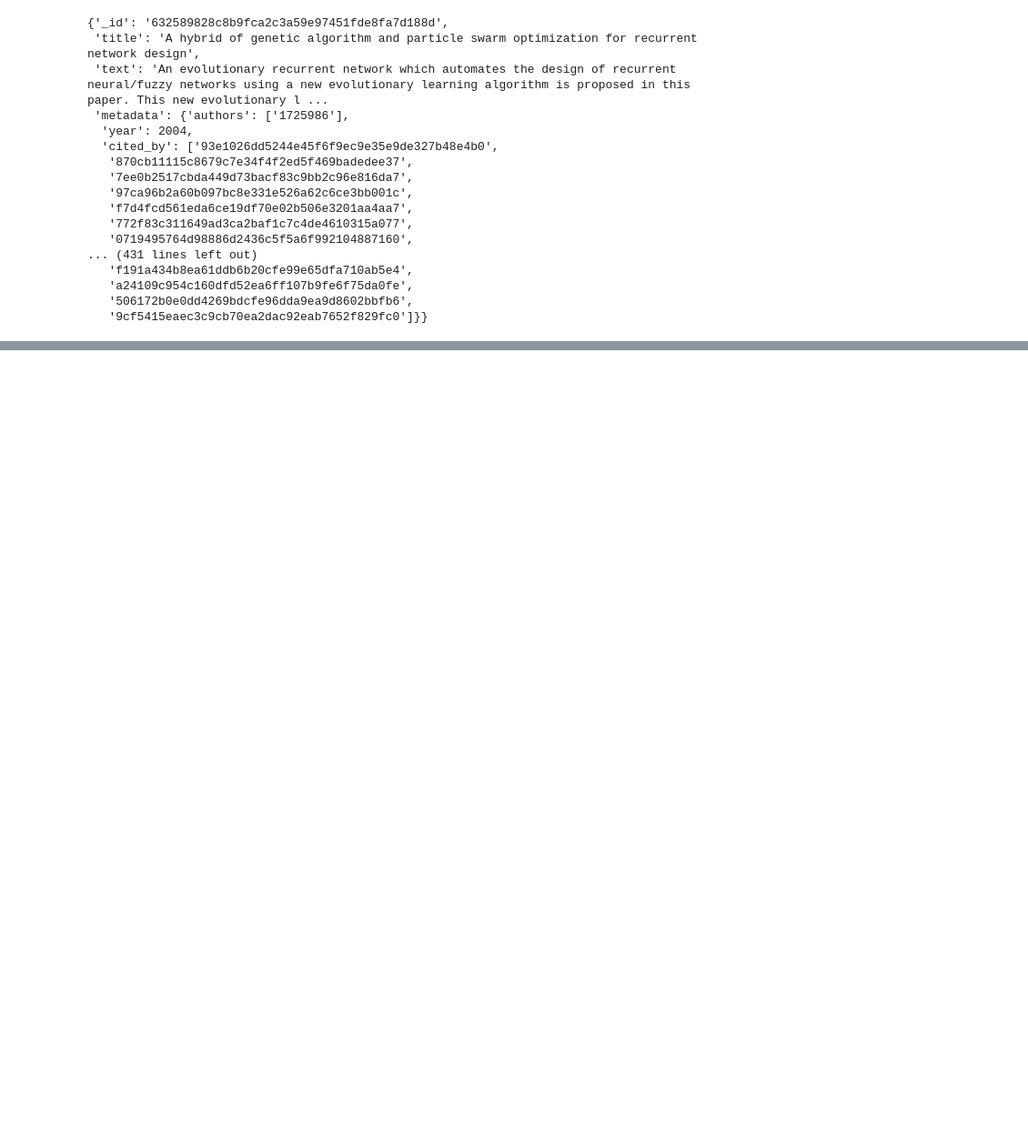
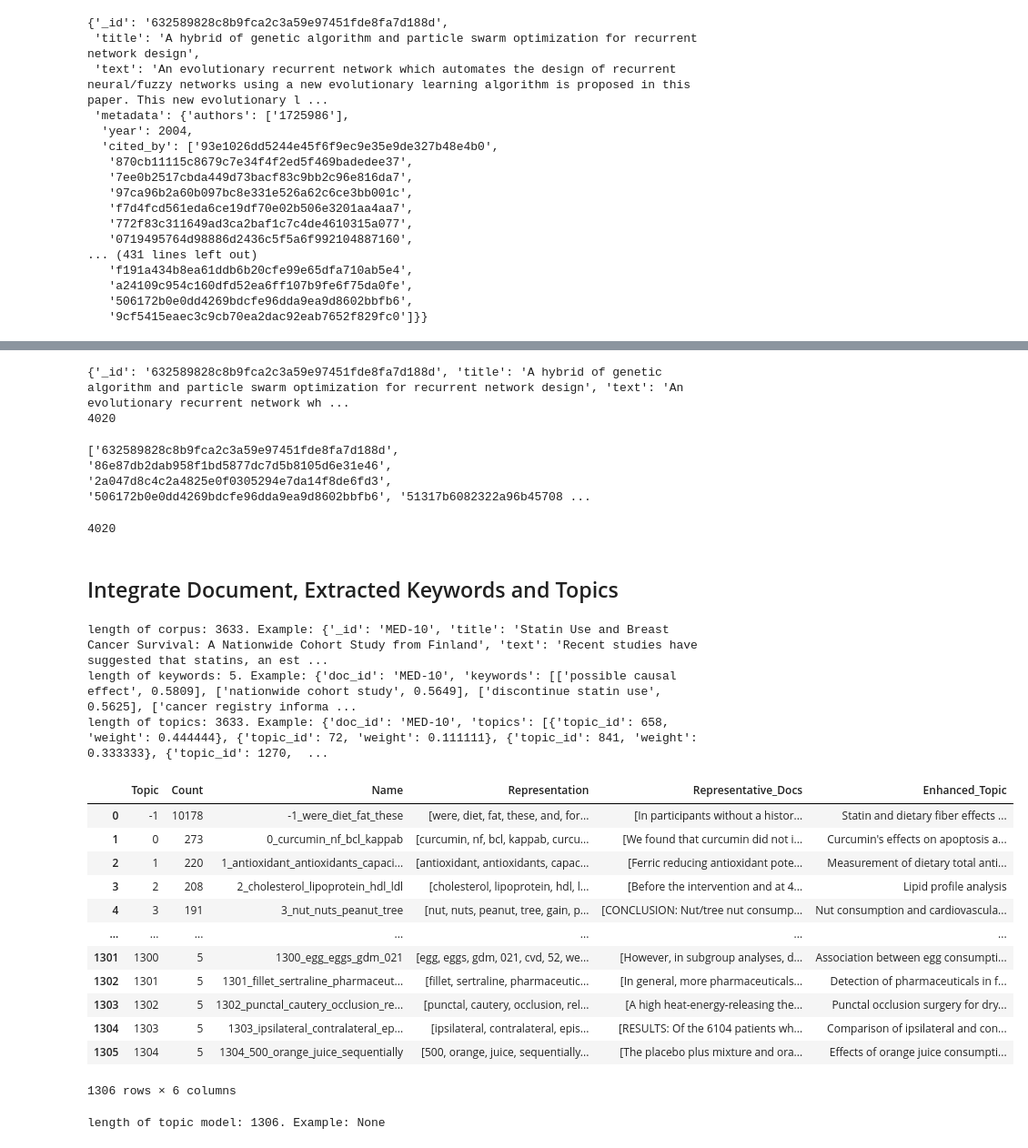
Before and after one commit to Brian-Konr/d2qplus, a Jupyter notebook: playground/test.ipynb, the cells around one changed output, grey strips where cells are left out. Shown at 91% size. Drawn from its saved outputs; the diff is of its cells as text; code cells hidden in the pictures; blank space fills up the shorter version.

Commit message:
feat: topic modeling and RL topic coverage implementing

```diff
--- a/playground/test.ipynb
+++ b/playground/test.ipynb
@@ -39,0 +53,69 @@ print(max_id_length)
+# %%
+corpus_cut = read_jsonl("/home/guest/r12922050/GitHub/d2qplus/data/scidocs/corpus_cut.jsonl")
+print(corpus_cut[0])
+print(len(corpus_cut))
+# %% [output]
+{'_id': '632589828c8b9fca2c3a59e97451fde8fa7d188d', 'title': 'A hybrid of genetic algorithm and particle swarm optimization for recurrent network design', 'text': 'An evolutionary recurrent network wh ...
+4020
+# %%
+corpus_cut_ids = [doc['_id'] for doc in corpus_cut]
+print(corpus_cut_ids[:10])
+# %% [output]
+['632589828c8b9fca2c3a59e97451fde8fa7d188d', '86e87db2dab958f1bd5877dc7d5b8105d6e31e46', '2a047d8c4c2a4825e0f0305294e7da14f8de6fd3', '506172b0e0dd4269bdcfe96dda9ea9d8602bbfb6', '51317b6082322a96b45708 ...
+# %%
+scidocs_genq_cut = []
+for q in sicodcs_genq:
+    if q['id'] in corpus_cut_ids:
+        scidocs_genq_cut.append(q)
+print(len(scidocs_genq_cut))
+# %% [output]
+4020
+# %%
+# save the filtered data
+with open("/home/guest/r12922050/GitHub/d2qplus/gen/scidocs_gen_10q_text_only_cut.jsonl", 'w') as f:
+    for item in scidocs_genq_cut:
+        f.write(json.dumps(item) + '\n')
+# %% [markdown]
+## Integrate Document, Extracted Keywords and Topics
+# %%
+import json
+import pandas as pd
+
+
+CORPUS_PATH = "/home/guest/r12922050/GitHub/d2qplus/data/nfcorpus/corpus.jsonl"
+KEYWORD_PATH = "/home/guest/r12922050/GitHub/d2qplus/augmented-data/nfcorpus/keywords/scibert_1_3_gram.jsonl"
+TOPIC_PATH = "/home/guest/r12922050/GitHub/d2qplus/augmented-data/nfcorpus/topics/topic_modeling_sentence.jsonl"
+TOPIC_MODEL_PATH = "/home/guest/r12922050/GitHub/d2qplus/augmented-data/nfcorpus/topics/topic_model_enhanced.pickle"
+
+def read_jsonl(file_path: str):
+    return [json.loads(line) for line in open(file_path, 'r')]
+
+corpus = read_jsonl(CORPUS_PATH)
+print(f"length of corpus: {len(corpus)}. Example: {corpus[0]}")
+
+keywords = read_jsonl(KEYWORD_PATH)
+print(f"length of keywords: {len(keywords)}. Example: {keywords[0]}")
+
+topics = read_jsonl(TOPIC_PATH)
+print(f"length of topics: {len(topics)}. Example: {topics[0]}")
+
+topic_model = pd.read_pickle(TOPIC_MODEL_PATH)
+print(f"length of topic model: {len(topic_model)}. Example: {display(topic_model)}")
+# %% [output]
+length of corpus: 3633. Example: {'_id': 'MED-10', 'title': 'Statin Use and Breast Cancer Survival: A Nationwide Cohort Study from Finland', 'text': 'Recent studies have suggested that statins, an est ...
+length of keywords: 5. Example: {'doc_id': 'MED-10', 'keywords': [['possible causal effect', 0.5809], ['nationwide cohort study', 0.5649], ['discontinue statin use', 0.5625], ['cancer registry informa ...
+length of topics: 3633. Example: {'doc_id': 'MED-10', 'topics': [{'topic_id': 658, 'weight': 0.444444}, {'topic_id': 72, 'weight': 0.111111}, {'topic_id': 841, 'weight': 0.333333}, {'topic_id': 1270,  ...
+|  | Topic | Count | Name | Representation | Representative_Docs | Enhanced_Topic |
+| 0 | -1 | 10178 | -1_were_diet_fat_these | [were, diet, fat, these, and, for... | [In participants without a histor... | Statin and dietary fiber effects ... |
+| 1 | 0 | 273 | 0_curcumin_nf_bcl_kappab | [curcumin, nf, bcl, kappab, curcu... | [We found that curcumin did not i... | Curcumin's effects on apoptosis a... |
+| 2 | 1 | 220 | 1_antioxidant_antioxidants_capaci... | [antioxidant, antioxidants, capac... | [Ferric reducing antioxidant pote... | Measurement of dietary total anti... |
+| 3 | 2 | 208 | 2_cholesterol_lipoprotein_hdl_ldl | [cholesterol, lipoprotein, hdl, l... | [Before the intervention and at 4... | Lipid profile analysis |
+| 4 | 3 | 191 | 3_nut_nuts_peanut_tree | [nut, nuts, peanut, tree, gain, p... | [CONCLUSION: Nut/tree nut consump... | Nut consumption and cardiovascula... |
+| ... | ... | ... | ... | ... | ... | ... |
+| 1301 | 1300 | 5 | 1300_egg_eggs_gdm_021 | [egg, eggs, gdm, 021, cvd, 52, we... | [However, in subgroup analyses, d... | Association between egg consumpti... |
+| 1302 | 1301 | 5 | 1301_fillet_sertraline_pharmaceut... | [fillet, sertraline, pharmaceutic... | [In general, more pharmaceuticals... | Detection of pharmaceuticals in f... |
+| 1303 | 1302 | 5 | 1302_punctal_cautery_occlusion_re... | [punctal, cautery, occlusion, rel... | [A high heat-energy-releasing the... | Punctal occlusion surgery for dry... |
+| 1304 | 1303 | 5 | 1303_ipsilateral_contralateral_ep... | [ipsilateral, contralateral, epis... | [RESULTS: Of the 6104 patients wh... | Comparison of ipsilateral and con... |
+| 1305 | 1304 | 5 | 1304_500_orange_juice_sequentially | [500, orange, juice, sequentially... | [The placebo plus mixture and ora... | Effects of orange juice consumpti... |
+1306 rows × 6 columns
+length of topic model: 1306. Example: None
```
Also changed, not shown: parts of 4 cells of this notebook, 19 other files.
